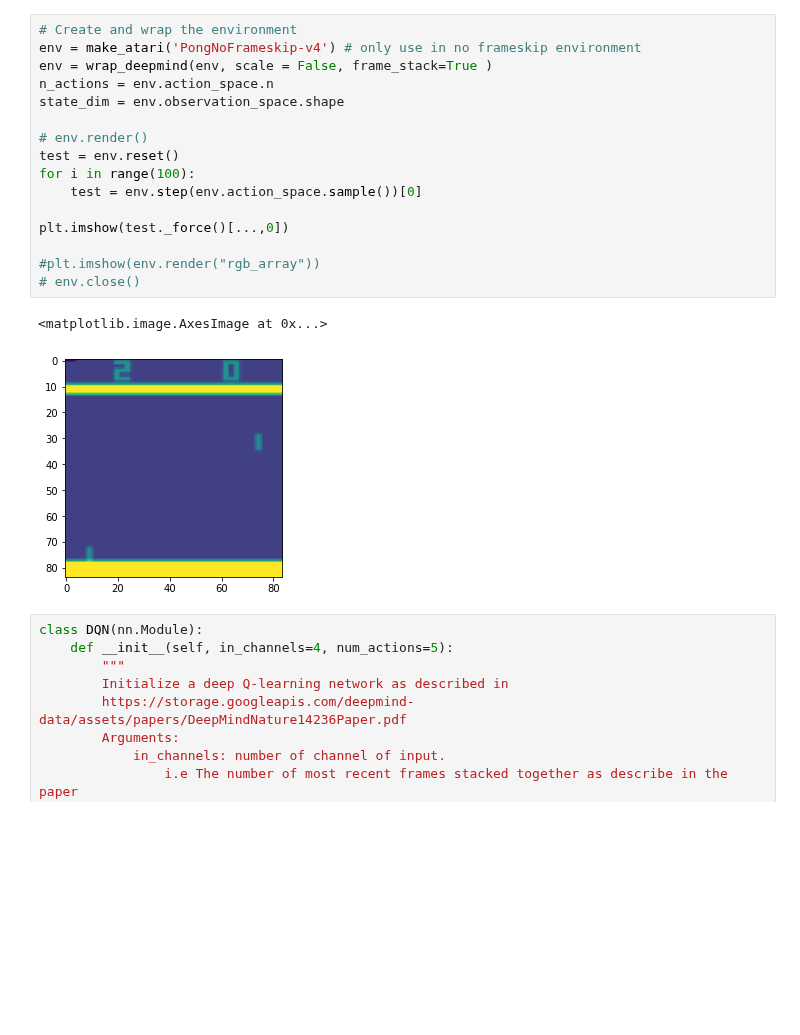
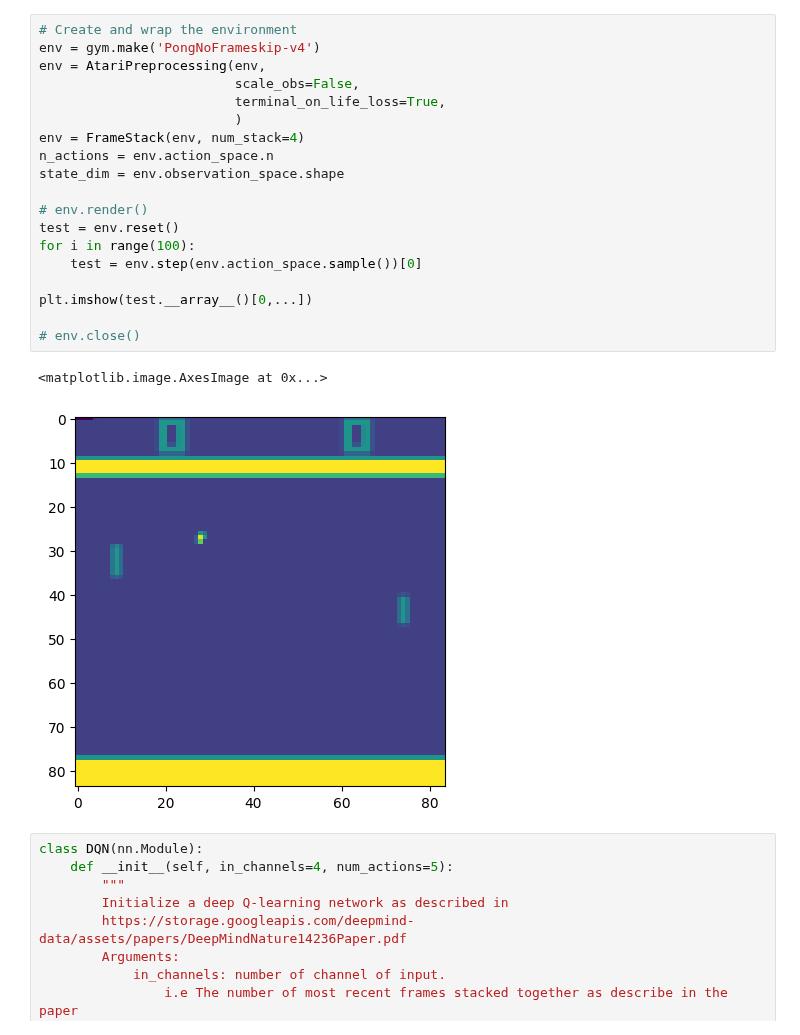
Before and after one commit to AmazingAng/WTF-DeepRL, a Jupyter notebook: 01_DQN/DQN.ipynb, the cells around one changed output. Saved outputs shown, nothing was run; the diff lists cells and outputs as text; blank space fills up the shorter version.

```diff
--- a/01_DQN/DQN.ipynb
+++ b/01_DQN/DQN.ipynb
@@ -23,22 +45,25 @@ Variable = lambda *args, **kwargs: autograd.Variable(*args, **kwargs).cuda() if
 # %%
 # Create and wrap the environment
-env = make_atari('PongNoFrameskip-v4') # only use in no frameskip environment
-env = wrap_deepmind(env, scale = False, frame_stack=True )
+env = gym.make('PongNoFrameskip-v4')
+env = AtariPreprocessing(env,
+                         scale_obs=False,
+                         terminal_on_life_loss=True,
+                         )
+env = FrameStack(env, num_stack=4)
 n_actions = env.action_space.n
 state_dim = env.observation_space.shape
 
 # env.render()
 test = env.reset()
 for i in range(100):
     test = env.step(env.action_space.sample())[0]
 
-plt.imshow(test._force()[...,0])
+plt.imshow(test.__array__()[0,...])
 
-#plt.imshow(env.render("rgb_array"))
 # env.close()
 # %% [output]
 <matplotlib.image.AxesImage at 0x...>
-[figure, old version]
+[figure, new version]
 # %%
 class DQN(nn.Module):
     def __init__(self, in_channels=4, num_actions=5):
```
Also changed, not shown: parts of 3 cells of this notebook.
